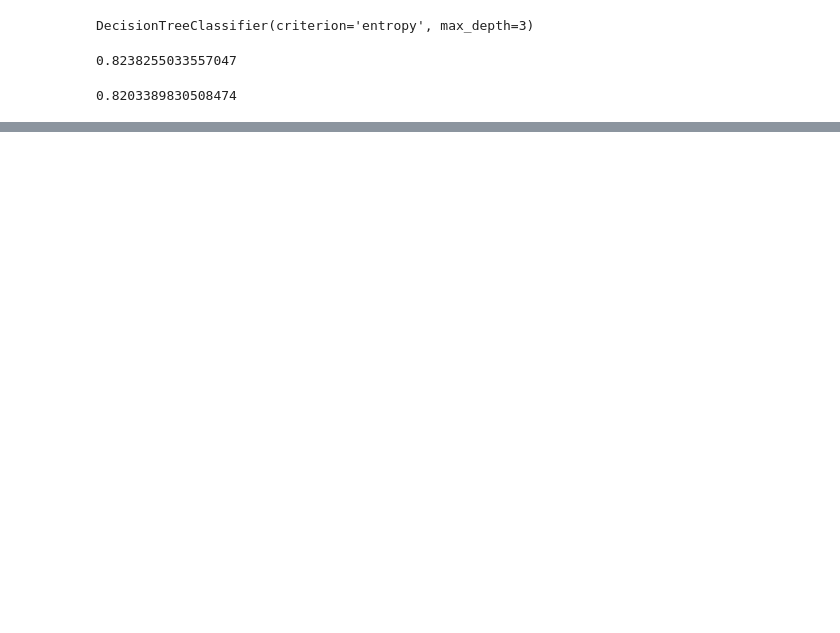
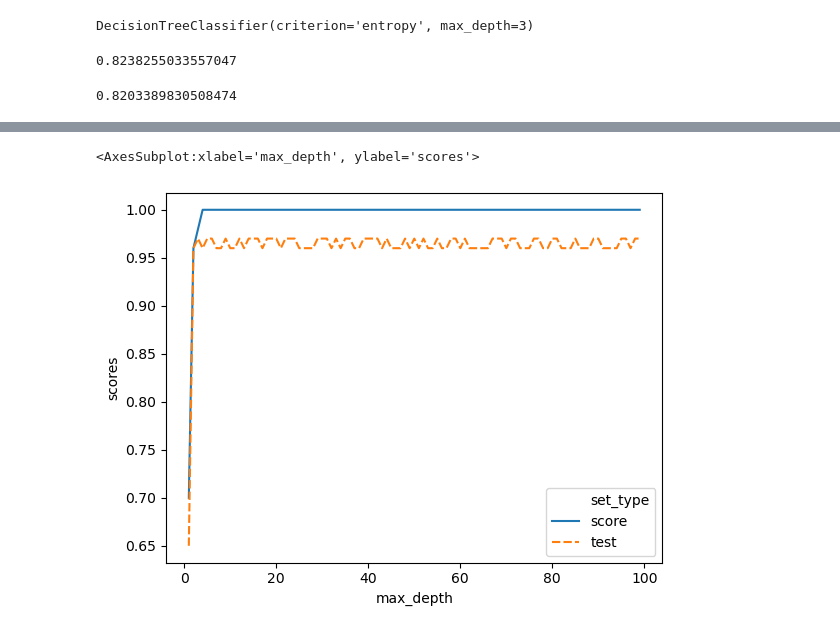
Before and after one commit to MakVit1988/Data_Science_and_ML_, a Jupyter notebook: 2_Deciding trees.ipynb, the cells around one changed output, grey strips where cells are left out. Saved outputs shown, nothing was run; the diff lists cells and outputs as text; code cells hidden in the pictures; blank space fills up the shorter version.

```diff
--- a/2_Deciding trees.ipynb
+++ b/2_Deciding trees.ipynb
@@ -367,0 +559,18 @@ clf.score(X_test, y_test)
+# %%
+# create an empty dataframe and define a depth range
+scores_data = pd.DataFrame()
+max_depth_values = range(1, 100)
+# %%
+# Creating a classifier
+clf = tree.DecisionTreeClassifier(criterion='entropy')
+# %%
+# determine the necessary data for our range and write them to a new dataframe
+for max_depth in max_depth_values:
+    clf = tree.DecisionTreeClassifier(criterion='entropy', max_depth=max_depth, random_state=rs)
+    clf.fit(X_train, y_train)
+    train_score = clf.score(X_train, y_train)
+    accuracy_scores = clf.score(X_test, y_test)
+    temp_score_data = pd.DataFrame({'max_depth' : [max_depth],
+                                    'score' : [train_score],
+                                    'test' : [accuracy_scores]})
+    scores_data = scores_data.append(temp_score_data)
@@ -367,0 +593,11 @@ clf.score(X_test, y_test)
+# %%
+# we convert column values into rows with measured values, for convenient plotting
+scores_data_long = pd.melt(scores_data, id_vars=['max_depth'],
+                           value_vars=['score', 'test'],
+                          var_name='set_type', value_name='scores')
+# %%
+# Let's draw a graph
+sns.lineplot(x='max_depth', y = 'scores', hue = 'set_type', data = scores_data_long, style="set_type")
+# %% [output]
+<AxesSubplot:xlabel='max_depth', ylabel='scores'>
+[figure, added]
```
Also changed, not shown: parts of 45 cells of this notebook.
